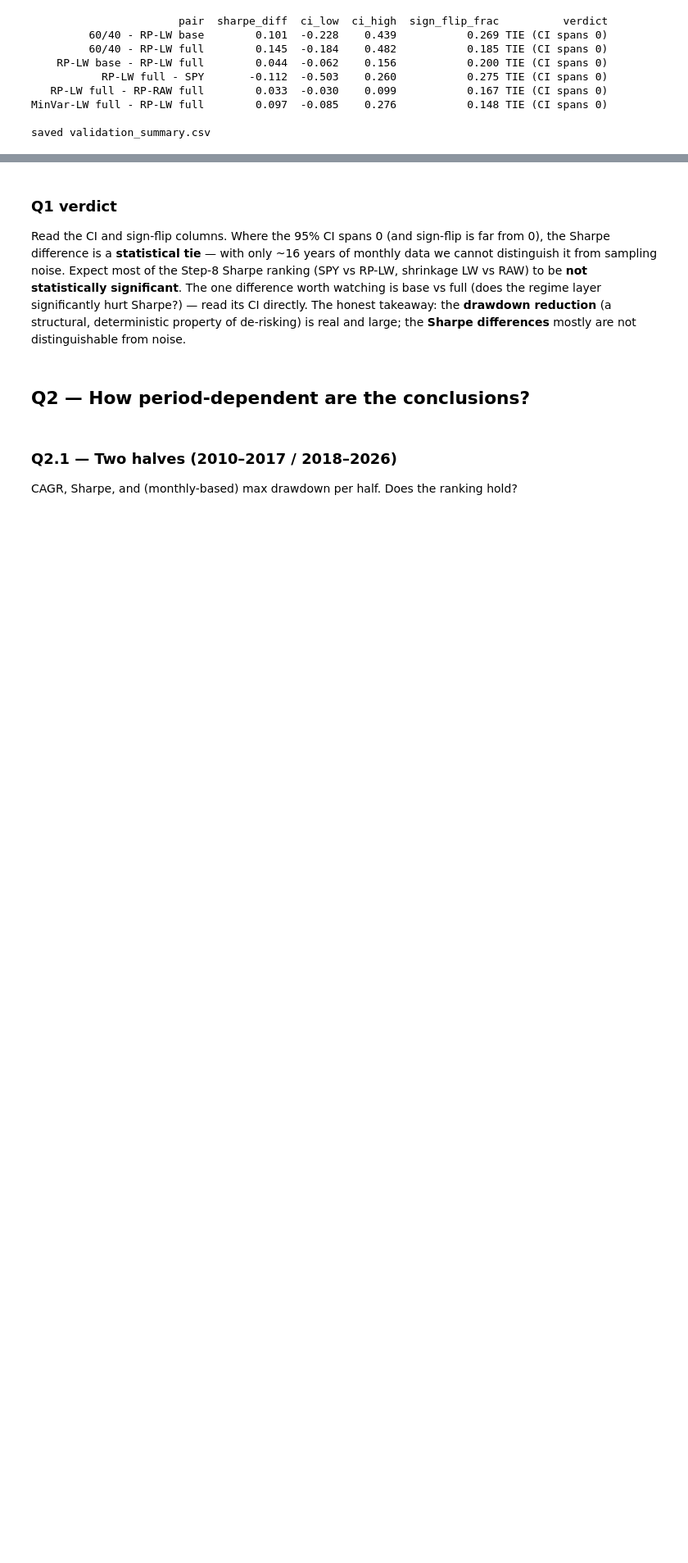
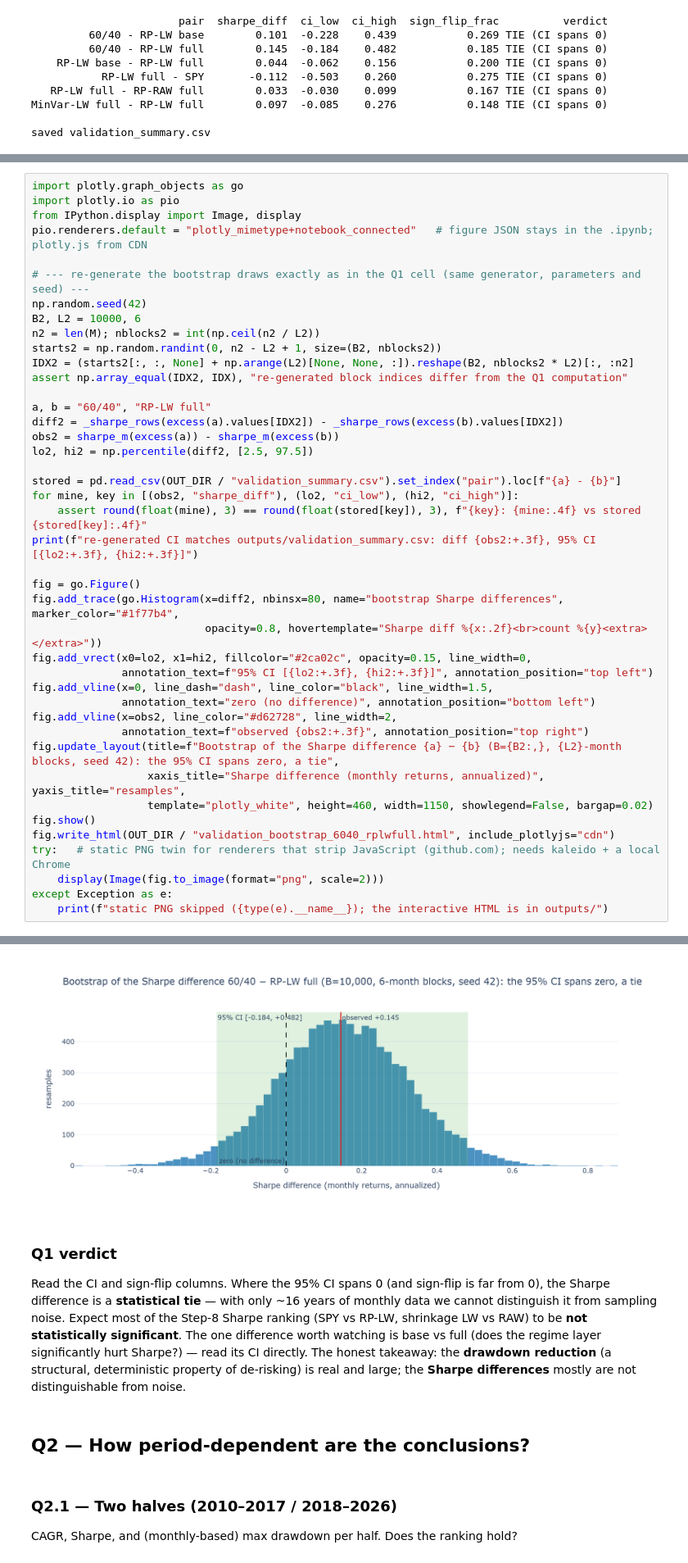
Before and after one commit to JavierLopez-code/Capstone001, a Jupyter notebook: notebooks/09_validation.ipynb, the cells around one changed output, grey strips where cells are left out. Shown at 82% size. Drawn from its saved outputs; the diff is of its cells as text; blank space fills up the shorter version.

```diff
--- a/notebooks/09_validation.ipynb
+++ b/notebooks/09_validation.ipynb
@@ -197,0 +209,43 @@ cap in every month, VEA and XLE nearly absent — Step 5, D1/D2), not on Sharpe.
+# %%
+import plotly.graph_objects as go
+import plotly.io as pio
+from IPython.display import Image, display
+pio.renderers.default = "plotly_mimetype+notebook_connected"   # figure JSON stays in the .ipynb; plotly.js from CDN
+
+# --- re-generate the bootstrap draws exactly as in the Q1 cell (same generator, parameters and seed) ---
+np.random.seed(42)
+B2, L2 = 10000, 6
+n2 = len(M); nblocks2 = int(np.ceil(n2 / L2))
+starts2 = np.random.randint(0, n2 - L2 + 1, size=(B2, nblocks2))
+IDX2 = (starts2[:, :, None] + np.arange(L2)[None, None, :]).reshape(B2, nblocks2 * L2)[:, :n2]
+assert np.array_equal(IDX2, IDX), "re-generated block indices differ from the Q1 computation"
+
+a, b = "60/40", "RP-LW full"
+diff2 = _sharpe_rows(excess(a).values[IDX2]) - _sharpe_rows(excess(b).values[IDX2])
+obs2 = sharpe_m(excess(a)) - sharpe_m(excess(b))
+lo2, hi2 = np.percentile(diff2, [2.5, 97.5])
+
+stored = pd.read_csv(OUT_DIR / "validation_summary.csv").set_index("pair").loc[f"{a} - {b}"]
+for mine, key in [(obs2, "sharpe_diff"), (lo2, "ci_low"), (hi2, "ci_high")]:
+    assert round(float(mine), 3) == round(float(stored[key]), 3), f"{key}: {mine:.4f} vs stored {stored[key]:.4f}"
+print(f"re-generated CI matches outputs/validation_summary.csv: diff {obs2:+.3f}, 95% CI [{lo2:+.3f}, {hi2:+.3f}]")
+
+fig = go.Figure()
+fig.add_trace(go.Histogram(x=diff2, nbinsx=80, name="bootstrap Sharpe differences", marker_color="#1f77b4",
+                           opacity=0.8, hovertemplate="Sharpe diff %{x:.2f}<br>count %{y}<extra></extra>"))
+fig.add_vrect(x0=lo2, x1=hi2, fillcolor="#2ca02c", opacity=0.15, line_width=0,
+              annotation_text=f"95% CI [{lo2:+.3f}, {hi2:+.3f}]", annotation_position="top left")
+fig.add_vline(x=0, line_dash="dash", line_color="black", line_width=1.5,
+              annotation_text="zero (no difference)", annotation_position="bottom left")
+fig.add_vline(x=obs2, line_color="#d62728", line_width=2,
+              annotation_text=f"observed {obs2:+.3f}", annotation_position="top right")
+fig.update_layout(title=f"Bootstrap of the Sharpe difference {a} − {b} (B={B2:,}, {L2}-month blocks, seed 42): the 95% CI spans zero, a tie",
+                  xaxis_title="Sharpe difference (monthly returns, annualized)", yaxis_title="resamples",
+                  template="plotly_white", height=460, width=1150, showlegend=False, bargap=0.02)
+fig.show()
+fig.write_html(OUT_DIR / "validation_bootstrap_6040_rplwfull.html", include_plotlyjs="cdn")
+try:   # static PNG twin for renderers that strip JavaScript (github.com); needs kaleido + a local Chrome
+    display(Image(fig.to_image(format="png", scale=2)))
+except Exception as e:
+    print(f"static PNG skipped ({type(e).__name__}); the interactive HTML is in outputs/")
+# %% [output]
@@ -198,3 +254,4 @@ cap in every month, VEA and XLE nearly absent — Step 5, D1/D2), not on Sharpe.
+[figure, added]
 # %% [markdown]
 ### Q1 verdict
 
```
Also changed, not shown: parts of 4 cells of this notebook, 5 other files.
